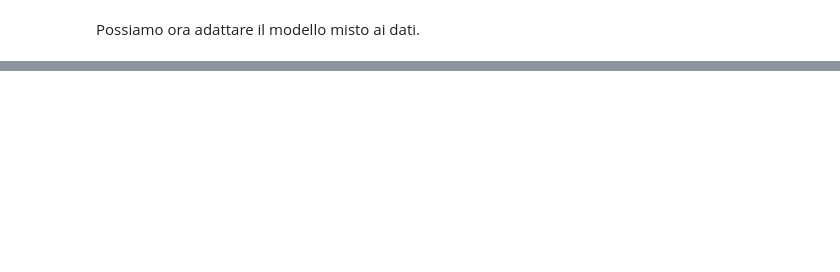
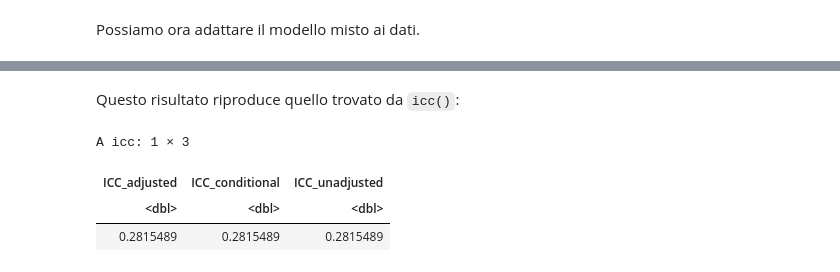
Before and after one commit to ccaudek/psy_test, a Jupyter notebook: _build/jupyter_execute/_raters/E1_irr.ipynb, the cells around one changed output, grey strips where cells are left out. Cells and saved outputs as stored; diff of their text form; code cells hidden in the pictures; blank space fills up the shorter version.

```diff
--- a/_build/jupyter_execute/_raters/E1_irr.ipynb
+++ b/_build/jupyter_execute/_raters/E1_irr.ipynb
@@ -325,0 +325,9 @@ In conclusione, calcolare l'ICC da un modello agli effetti misti consente di con
+# %% [markdown]
+Questo risultato riproduce quello trovato da `icc()`:
+# %%
+performance::icc(model)
+# %% [output]
+A icc: 1 × 3
+| ICC_adjusted | ICC_conditional | ICC_unadjusted |
+| <dbl> | <dbl> | <dbl> |
+| 0.2815489 | 0.2815489 | 0.2815489 |
```
Also changed, not shown: parts of 14 cells of this notebook, 8 other files.
